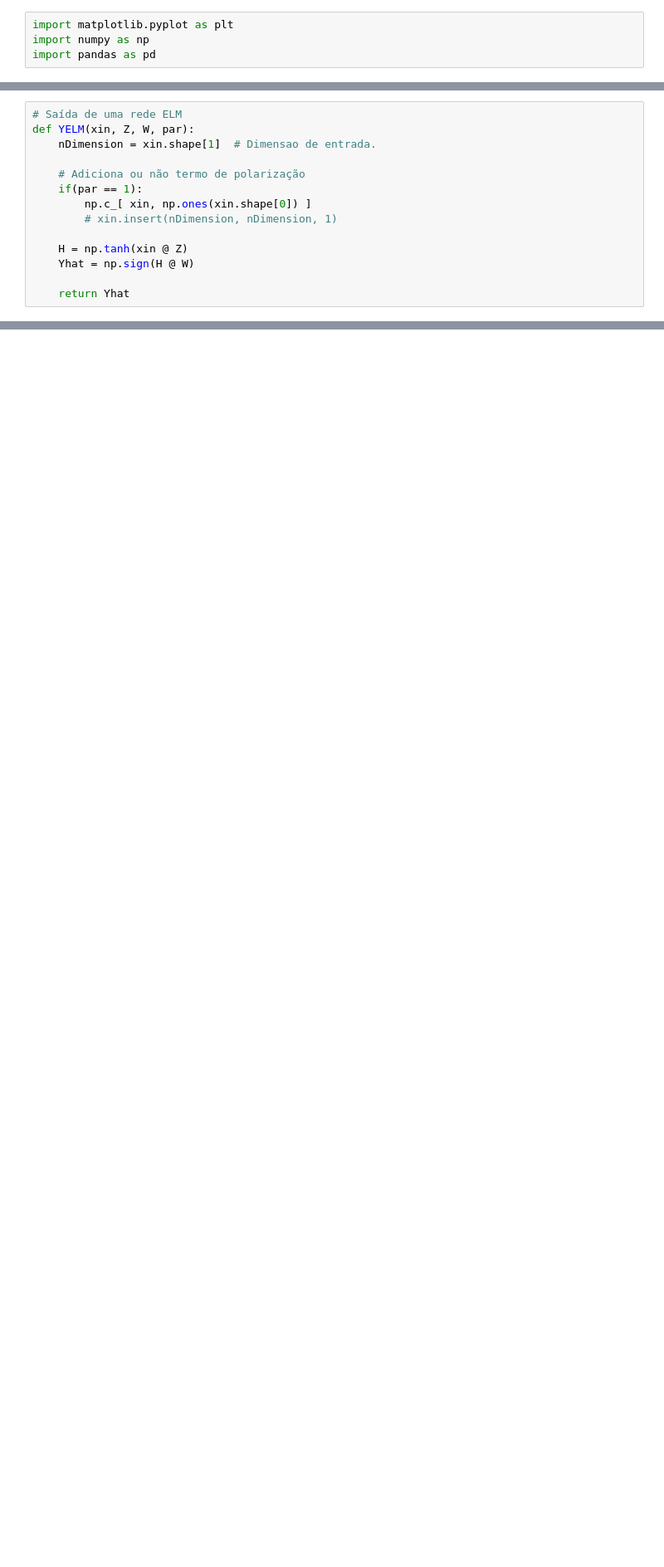
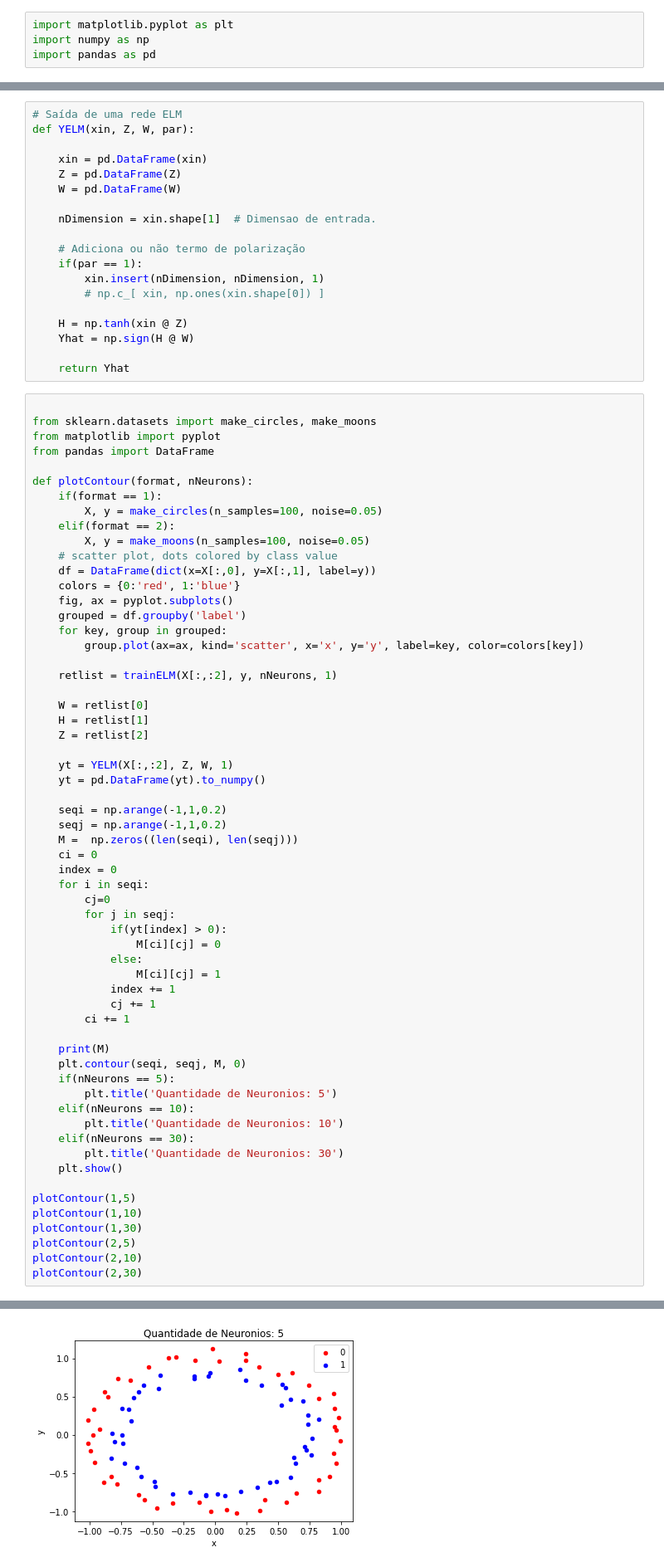
Before and after one commit to jueta/Artificial-Neural-Networks, a Jupyter notebook: 课五/ELM.ipynb, the cells around one changed output, grey strips where cells are left out. Shown at 83% size. Saved outputs shown, nothing was run; the diff lists cells and outputs as text; blank space fills up the shorter version.

```diff
--- a/课五/ELM.ipynb
+++ b/课五/ELM.ipynb
@@ -38,14 +36,80 @@ def trainELM(xin, yin, p, par):
 # %%
 # Saída de uma rede ELM
 def YELM(xin, Z, W, par):
+
+    xin = pd.DataFrame(xin)
+    Z = pd.DataFrame(Z)
+    W = pd.DataFrame(W)
+
     nDimension = xin.shape[1]  # Dimensao de entrada.
 
     # Adiciona ou não termo de polarização
     if(par == 1):
-        np.c_[ xin, np.ones(xin.shape[0]) ]
-        # xin.insert(nDimension, nDimension, 1)
+        xin.insert(nDimension, nDimension, 1)
+        # np.c_[ xin, np.ones(xin.shape[0]) ]
 
     H = np.tanh(xin @ Z)
     Yhat = np.sign(H @ W)
 
     return Yhat
+# %%
+
+from sklearn.datasets import make_circles, make_moons
+from matplotlib import pyplot
+from pandas import DataFrame
+
+def plotContour(format, nNeurons):
+    if(format == 1):
+        X, y = make_circles(n_samples=100, noise=0.05)
+    elif(format == 2):
+        X, y = make_moons(n_samples=100, noise=0.05)
+    # scatter plot, dots colored by class value
+    df = DataFrame(dict(x=X[:,0], y=X[:,1], label=y))
+    colors = {0:'red', 1:'blue'}
+    fig, ax = pyplot.subplots()
+    grouped = df.groupby('label')
+    for key, group in grouped:
+        group.plot(ax=ax, kind='scatter', x='x', y='y', label=key, color=colors[key])
+
+    retlist = trainELM(X[:,:2], y, nNeurons, 1)
+
+    W = retlist[0]
+    H = retlist[1]
+    Z = retlist[2]
+
+    yt = YELM(X[:,:2], Z, W, 1)
+    yt = pd.DataFrame(yt).to_numpy()
+
+    seqi = np.arange(-1,1,0.2)
+    seqj = np.arange(-1,1,0.2)
+    M =  np.zeros((len(seqi), len(seqj)))
+    ci = 0
+    index = 0
+    for i in seqi:
+        cj=0
+        for j in seqj:
+            if(yt[index] > 0):
+                M[ci][cj] = 0
+            else:
+                M[ci][cj] = 1
+            index += 1
+            cj += 1
+        ci += 1
+
+    print(M)
+    plt.contour(seqi, seqj, M, 0)
+    if(nNeurons == 5):
+        plt.title('Quantidade de Neuronios: 5')
+    elif(nNeurons == 10):
+        plt.title('Quantidade de Neuronios: 10')
+    elif(nNeurons == 30):
+        plt.title('Quantidade de Neuronios: 30')
+    plt.show()
+
+plotContour(1,5)
+plotContour(1,10)
+plotContour(1,30)
+plotContour(2,5)
+plotContour(2,10)
+plotContour(2,30)
+# %% [output]
@@ -51,0 +126 @@ def YELM(xin, Z, W, par):
+[figure, added]
```
Also changed, not shown: parts of 4 cells of this notebook, 4 other files.
